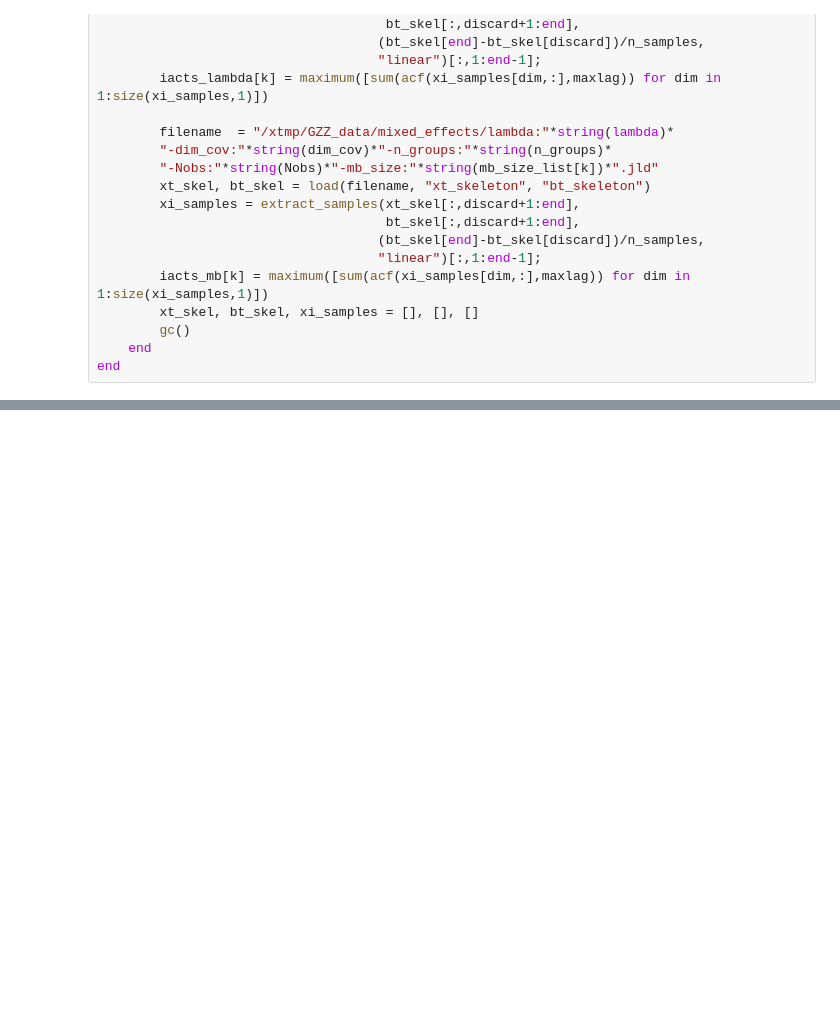
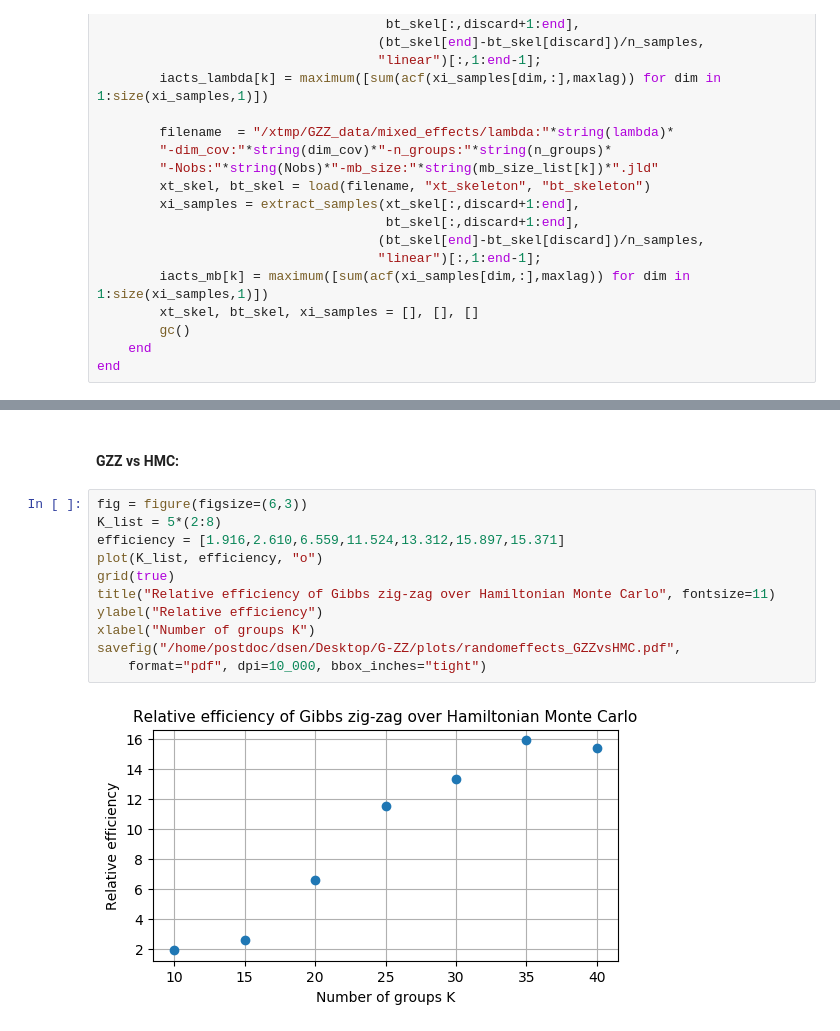
Before and after one commit to deborsheesen/G-ZZ, a Jupyter notebook: mixed_effects/plots.ipynb, the cells around one changed output, grey strips where cells are left out. Cells and saved outputs as stored; diff of their text form; blank space fills up the shorter version.

```diff
--- a/mixed_effects/plots.ipynb
+++ b/mixed_effects/plots.ipynb
@@ -69,0 +70,15 @@ savefig("/home/postdoc/dsen/Desktop/G-ZZ/plots/mixing_mixed_effects.pdf",
+# %% [markdown]
+#### GZZ vs HMC:
+# %%
+fig = figure(figsize=(6,3))
+K_list = 5*(2:8)
+efficiency = [1.916,2.610,6.559,11.524,13.312,15.897,15.371]
+plot(K_list, efficiency, "o")
+grid(true)
+title("Relative efficiency of Gibbs zig-zag over Hamiltonian Monte Carlo", fontsize=11)
+ylabel("Relative efficiency")
+xlabel("Number of groups K")
+savefig("/home/postdoc/dsen/Desktop/G-ZZ/plots/randomeffects_GZZvsHMC.pdf",
+    format="pdf", dpi=10_000, bbox_inches="tight")
+# %% [output]
+[figure, added]
```
Also changed, not shown: parts of 2 cells of this notebook, 37 other files.
